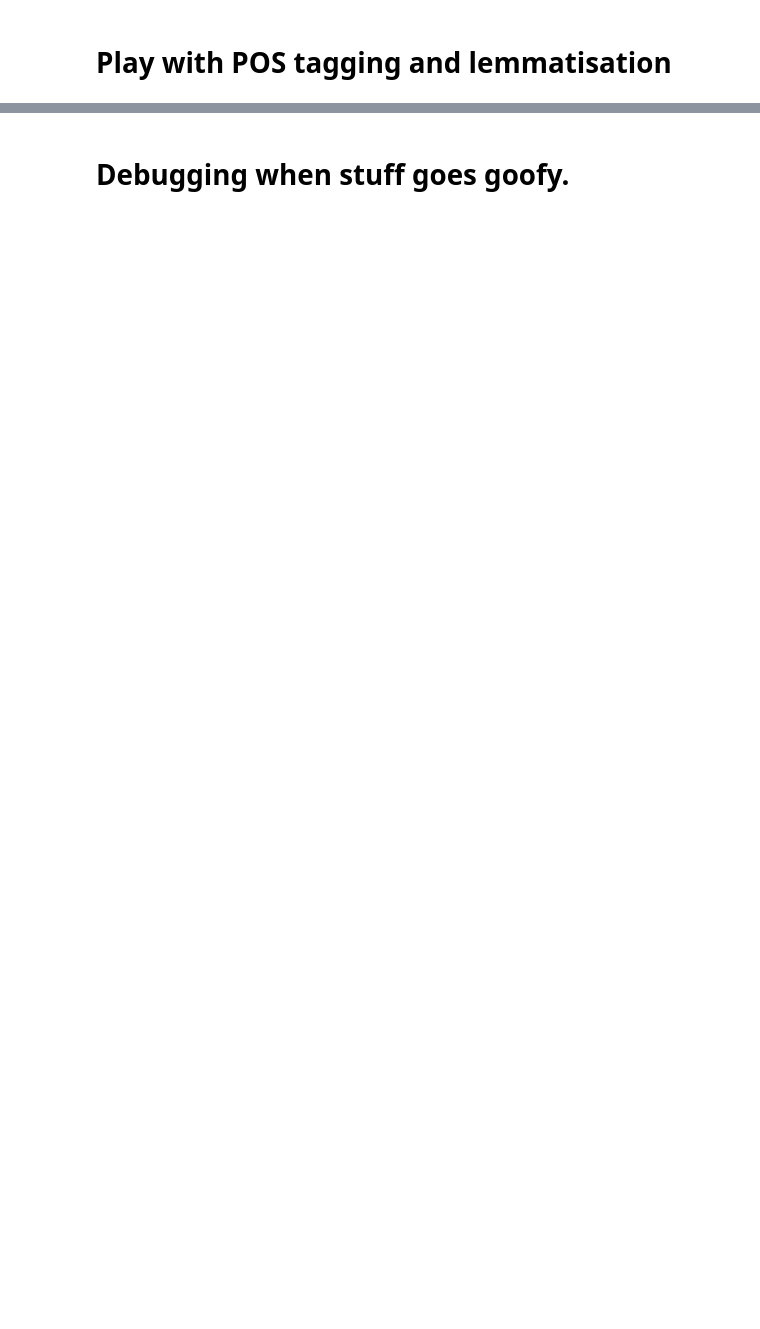
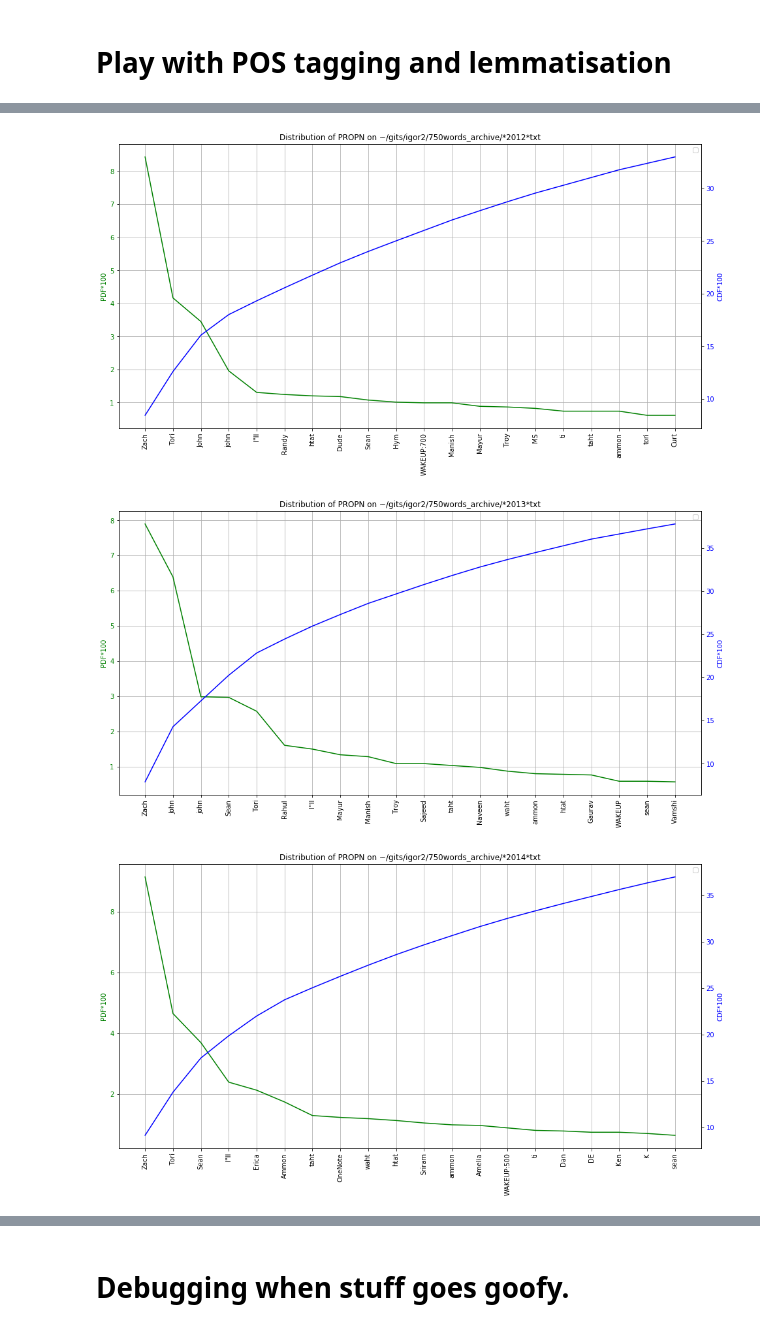
Before and after one commit to idvorkin/jupyter, a Jupyter notebook: PlayNLP.ipynb, the cells around one changed output, grey strips where cells are left out. Saved outputs shown, nothing was run; the diff lists cells and outputs as text; code cells hidden in the pictures; blank space fills up the shorter version.

```diff
--- a/PlayNLP.ipynb
+++ b/PlayNLP.ipynb
@@ -242,10 +249,0 @@ def GraphScratchForCorpus(corpus_path: str, pos: str = "NOUN VERB ADJ ADV"):
-# %%
-corpus_paths = [
-    "~/gits/igor2/750words/2019*md",
-    "~/gits/igor2/750words/2018*md",
-    "/mnt/c/Users/idvor/OneDrive/backup/Diary/*2012*txt",
-    "/mnt/c/Users/idvor/OneDrive/backup/Diary/*2011*txt",
-]
-
-for c in corpus_paths:
-    GraphScratchForCorpus(c, pos="NOUN")
@@ -256,0 +250,30 @@ for c in corpus_paths:
+# %%
+corpus_paths_months_2019 = [
+    "~/gits/igor2/750words/2019-01-*md",
+    "~/gits/igor2/750words/2019-02-*md",
+    "~/gits/igor2/750words/2019-03-*md",
+    "~/gits/igor2/750words/2019-04-*md",
+    "~/gits/igor2/750words/2019-05*md",
+    "~/gits/igor2/750words/2019-06-*md",
+]
+
+corpus_paths_years = [
+    "~/gits/igor2/750words_archive/*2012*txt",
+    "~/gits/igor2/750words_archive/*2013*txt",
+    "~/gits/igor2/750words_archive/*2014*txt",
+    "~/gits/igor2/750words_archive/*2015*txt",
+    "~/gits/igor2/750words_archive/*2016*txt",
+    "~/gits/igor2/750words_archive/*2017*txt",
+    "~/gits/igor2/750words_archive/*2018*txt",
+    "~/gits/igor2/750words/2018*md",
+    "~/gits/igor2/750words/2019-*md",
+]
+
+corpus_paths = corpus_paths_months_2019
+corpus_paths = corpus_paths_years
+for c in corpus_paths:
+    GraphScratchForCorpus(c, pos="PROPN")
+# %% [output]
+[figure, added]
+[figure, added]
+[figure, added]
```
Also changed, not shown: parts of 13 cells of this notebook, 2 other files.
